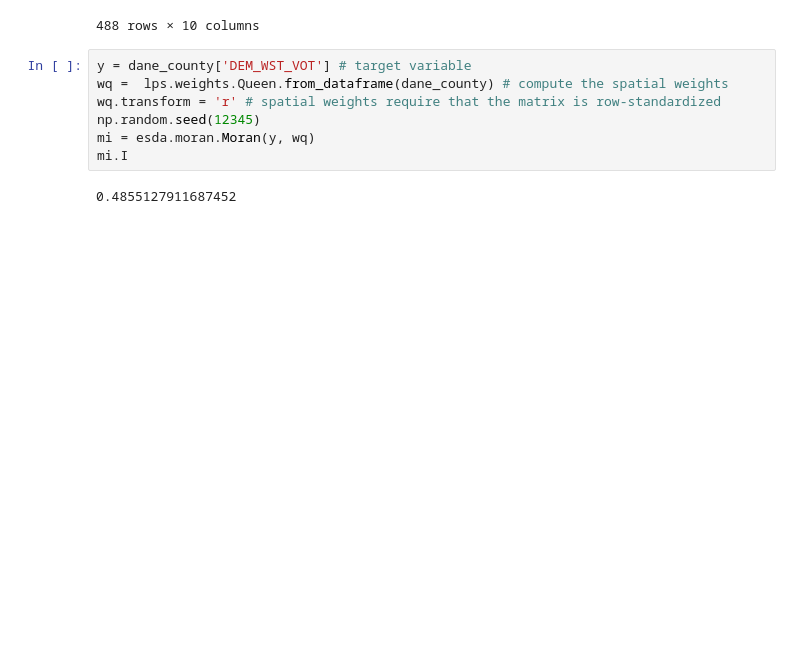
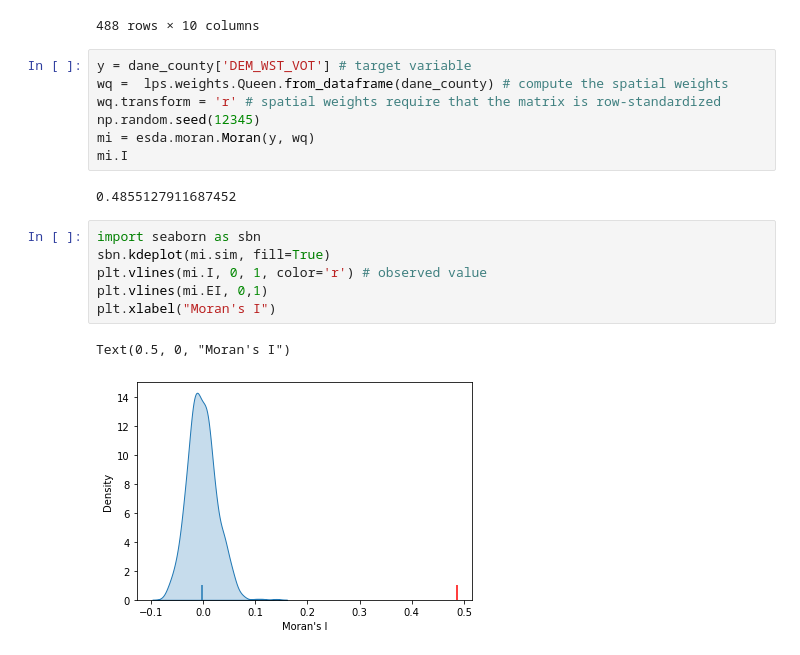
Before and after one commit to Sidrcs/Geospatial_BigData_Analytics, a Jupyter notebook: GeographicWeightedRegression/Sid_Lab09.ipynb, the cells around one changed output. Saved outputs shown, nothing was run; the diff lists cells and outputs as text; blank space fills up the shorter version.

```diff
--- a/GeographicWeightedRegression/Sid_Lab09.ipynb
+++ b/GeographicWeightedRegression/Sid_Lab09.ipynb
@@ -109,3 +109,12 @@ mi = esda.moran.Moran(y, wq)
 mi.I
 # %% [output]
 0.4855127911687452
+# %%
+import seaborn as sbn
+sbn.kdeplot(mi.sim, fill=True)
+plt.vlines(mi.I, 0, 1, color='r') # observed value
+plt.vlines(mi.EI, 0,1)
+plt.xlabel("Moran's I")
+# %% [output]
+Text(0.5, 0, "Moran's I")
+[figure, added]
```
Also changed, not shown: parts of 12 cells of this notebook.
